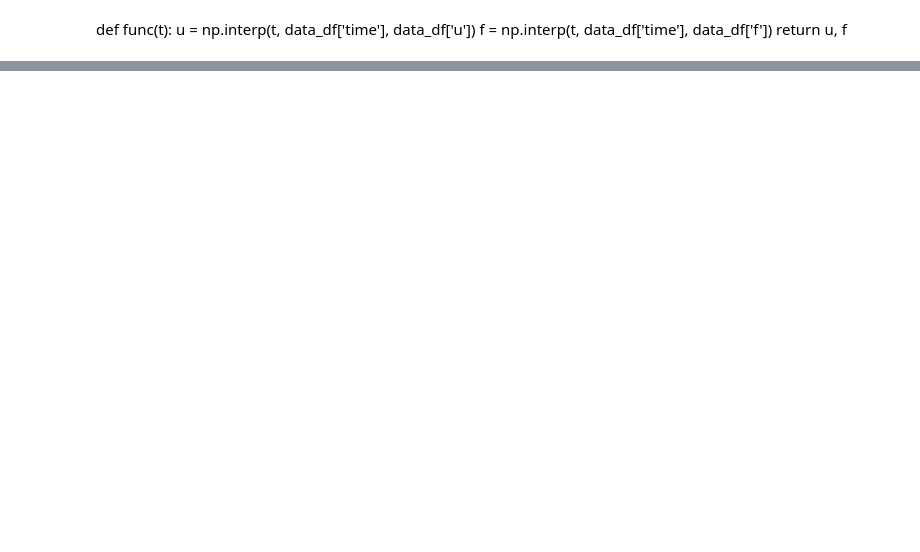
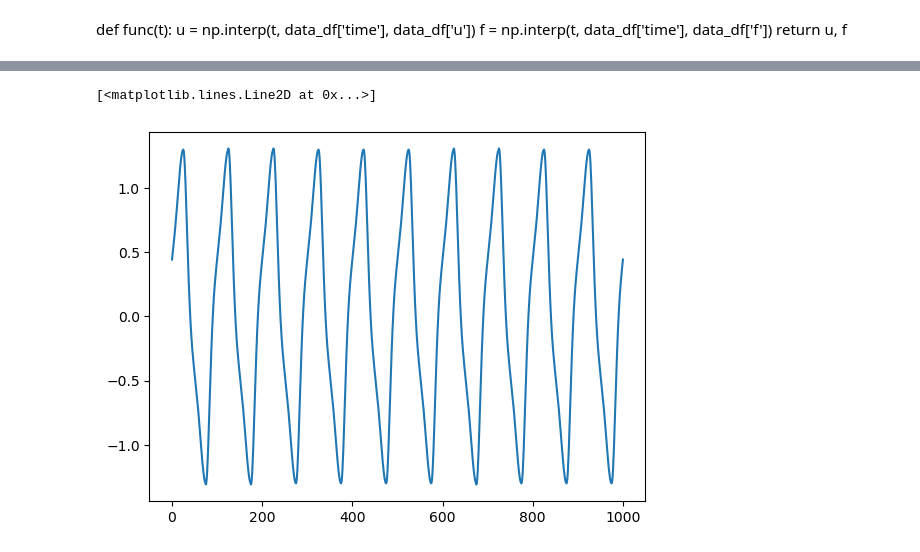
Before and after one commit to Jjineeq/hysteresis_curve, a Jupyter notebook: operator/hysteresis_deepxde.ipynb, the cells around one changed output, grey strips where cells are left out. Saved outputs shown, nothing was run; the diff lists cells and outputs as text; code cells hidden in the pictures; blank space fills up the shorter version.

```diff
--- a/operator/hysteresis_deepxde.ipynb
+++ b/operator/hysteresis_deepxde.ipynb
@@ -9,4 +18,5 @@ from function import make_data
 # %%
-df = make_data(dt = 1, total_time = 10000)
+df = make_data(dt = 0.01, total_time = 100)
 # %%
 train_df = df.iloc[:9000,:]
+test_df = df.iloc[9000:,:]
@@ -83,0 +99,5 @@ import matplotlib.pyplot as plt
+# %%
+plt.plot(test_df['f'].values)
+# %% [output]
+[<matplotlib.lines.Line2D at 0x...>]
+[figure, added]
```
Also changed, not shown: parts of 24 cells of this notebook, 1 other file.
